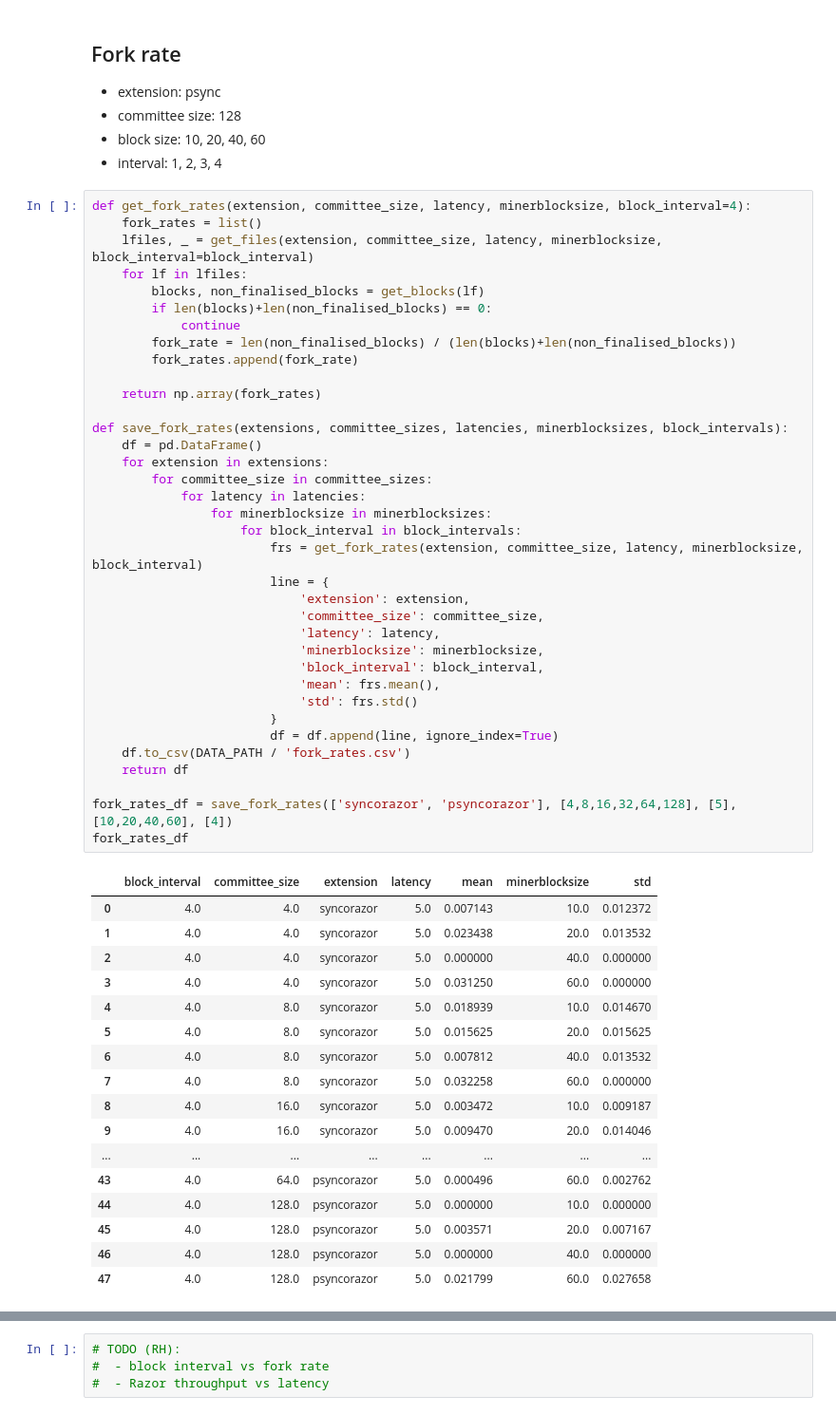
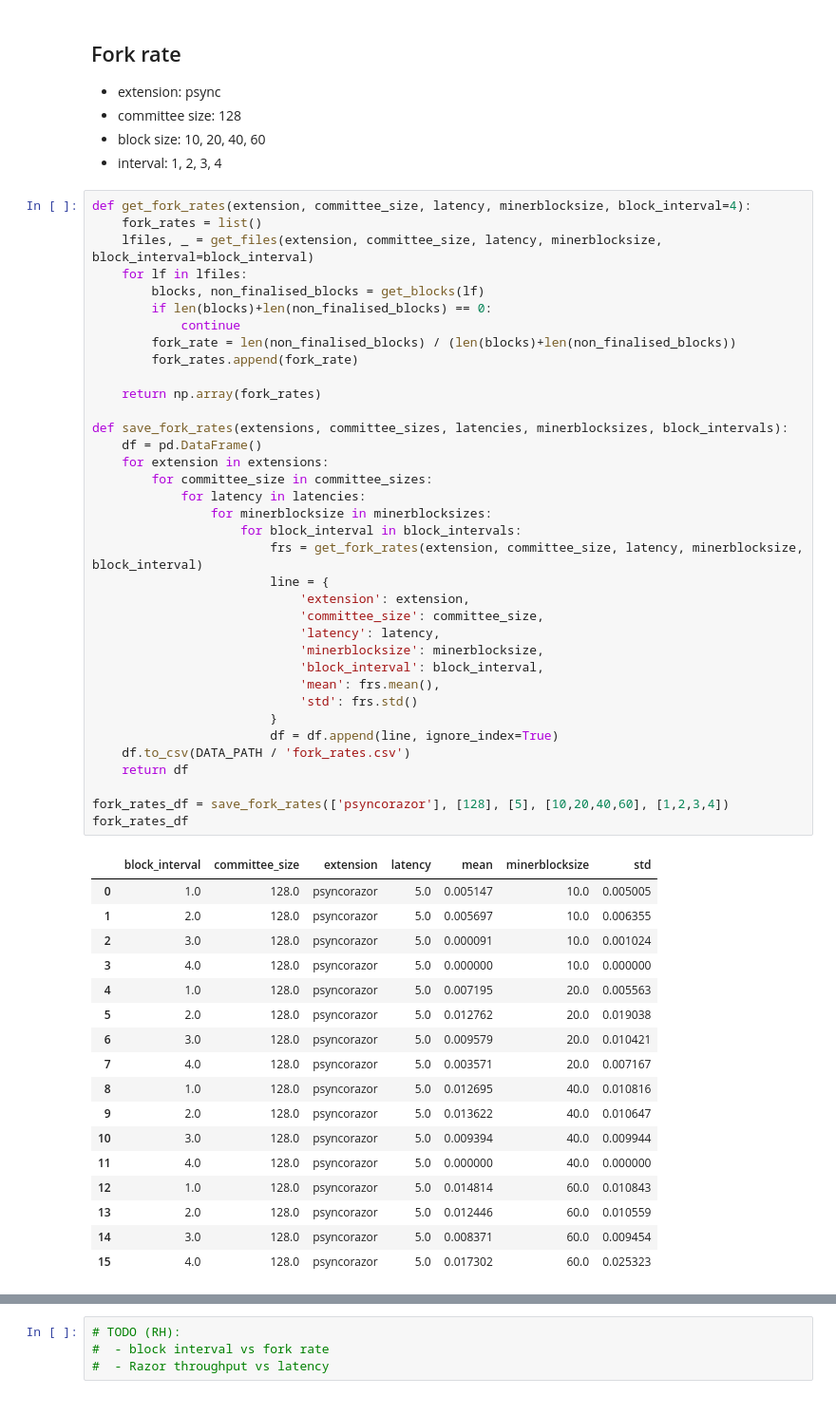
Before and after one commit to SebastianElvis/ebft, a Jupyter notebook: evaluation/analysis.ipynb, the cells around one changed output, grey strips where cells are left out. Shown at 95% size. Saved outputs shown, nothing was run; the diff lists cells and outputs as text.

```diff
--- a/evaluation/analysis.ipynb
+++ b/evaluation/analysis.ipynb
@@ -358,47 +359,47 @@ def get_fork_rates(extension, committee_size, latency, minerblocksize, block_int
             continue
         fork_rate = len(non_finalised_blocks) / (len(blocks)+len(non_finalised_blocks))
         fork_rates.append(fork_rate)
 
     return np.array(fork_rates)
 
 def save_fork_rates(extensions, committee_sizes, latencies, minerblocksizes, block_intervals):
     df = pd.DataFrame()
     for extension in extensions:
         for committee_size in committee_sizes:
             for latency in latencies:
                 for minerblocksize in minerblocksizes:
                     for block_interval in block_intervals:
                         frs = get_fork_rates(extension, committee_size, latency, minerblocksize, block_interval)
                         line = {
                             'extension': extension,
                             'committee_size': committee_size,
                             'latency': latency,
                             'minerblocksize': minerblocksize,
                             'block_interval': block_interval,
                             'mean': frs.mean(),
                             'std': frs.std()
                         }
                         df = df.append(line, ignore_index=True)
     df.to_csv(DATA_PATH / 'fork_rates.csv')
     return df
 
-fork_rates_df = save_fork_rates(['syncorazor', 'psyncorazor'], [4,8,16,32,64,128], [5], [10,20,40,60], [4])
+fork_rates_df = save_fork_rates(['psyncorazor'], [128], [5], [10,20,40,60], [1,2,3,4])
 fork_rates_df
 # %% [output]
 |  | block_interval | committee_size | extension | latency | mean | minerblocksize | std |
-| 0 | 4.0 | 4.0 | syncorazor | 5.0 | 0.007143 | 10.0 | 0.012372 |
-| 1 | 4.0 | 4.0 | syncorazor | 5.0 | 0.023438 | 20.0 | 0.013532 |
-| 2 | 4.0 | 4.0 | syncorazor | 5.0 | 0.000000 | 40.0 | 0.000000 |
-| 3 | 4.0 | 4.0 | syncorazor | 5.0 | 0.031250 | 60.0 | 0.000000 |
-| 4 | 4.0 | 8.0 | syncorazor | 5.0 | 0.018939 | 10.0 | 0.014670 |
-| 5 | 4.0 | 8.0 | syncorazor | 5.0 | 0.015625 | 20.0 | 0.015625 |
-| 6 | 4.0 | 8.0 | syncorazor | 5.0 | 0.007812 | 40.0 | 0.013532 |
-| 7 | 4.0 | 8.0 | syncorazor | 5.0 | 0.032258 | 60.0 | 0.000000 |
-| 8 | 4.0 | 16.0 | syncorazor | 5.0 | 0.003472 | 10.0 | 0.009187 |
-| 9 | 4.0 | 16.0 | syncorazor | 5.0 | 0.009470 | 20.0 | 0.014046 |
-| ... | ... | ... | ... | ... | ... | ... | ... |
-| 43 | 4.0 | 64.0 | psyncorazor | 5.0 | 0.000496 | 60.0 | 0.002762 |
-| 44 | 4.0 | 128.0 | psyncorazor | 5.0 | 0.000000 | 10.0 | 0.000000 |
-| 45 | 4.0 | 128.0 | psyncorazor | 5.0 | 0.003571 | 20.0 | 0.007167 |
-| 46 | 4.0 | 128.0 | psyncorazor | 5.0 | 0.000000 | 40.0 | 0.000000 |
-| 47 | 4.0 | 128.0 | psyncorazor | 5.0 | 0.021799 | 60.0 | 0.027658 |
+| 0 | 1.0 | 128.0 | psyncorazor | 5.0 | 0.005147 | 10.0 | 0.005005 |
+| 1 | 2.0 | 128.0 | psyncorazor | 5.0 | 0.005697 | 10.0 | 0.006355 |
+| 2 | 3.0 | 128.0 | psyncorazor | 5.0 | 0.000091 | 10.0 | 0.001024 |
+| 3 | 4.0 | 128.0 | psyncorazor | 5.0 | 0.000000 | 10.0 | 0.000000 |
+| 4 | 1.0 | 128.0 | psyncorazor | 5.0 | 0.007195 | 20.0 | 0.005563 |
+| 5 | 2.0 | 128.0 | psyncorazor | 5.0 | 0.012762 | 20.0 | 0.019038 |
+| 6 | 3.0 | 128.0 | psyncorazor | 5.0 | 0.009579 | 20.0 | 0.010421 |
+| 7 | 4.0 | 128.0 | psyncorazor | 5.0 | 0.003571 | 20.0 | 0.007167 |
+| 8 | 1.0 | 128.0 | psyncorazor | 5.0 | 0.012695 | 40.0 | 0.010816 |
+| 9 | 2.0 | 128.0 | psyncorazor | 5.0 | 0.013622 | 40.0 | 0.010647 |
+| 10 | 3.0 | 128.0 | psyncorazor | 5.0 | 0.009394 | 40.0 | 0.009944 |
+| 11 | 4.0 | 128.0 | psyncorazor | 5.0 | 0.000000 | 40.0 | 0.000000 |
+| 12 | 1.0 | 128.0 | psyncorazor | 5.0 | 0.014814 | 60.0 | 0.010843 |
+| 13 | 2.0 | 128.0 | psyncorazor | 5.0 | 0.012446 | 60.0 | 0.010559 |
+| 14 | 3.0 | 128.0 | psyncorazor | 5.0 | 0.008371 | 60.0 | 0.009454 |
+| 15 | 4.0 | 128.0 | psyncorazor | 5.0 | 0.017302 | 60.0 | 0.025323 |
```
Also changed, not shown: parts of 2 cells of this notebook.
